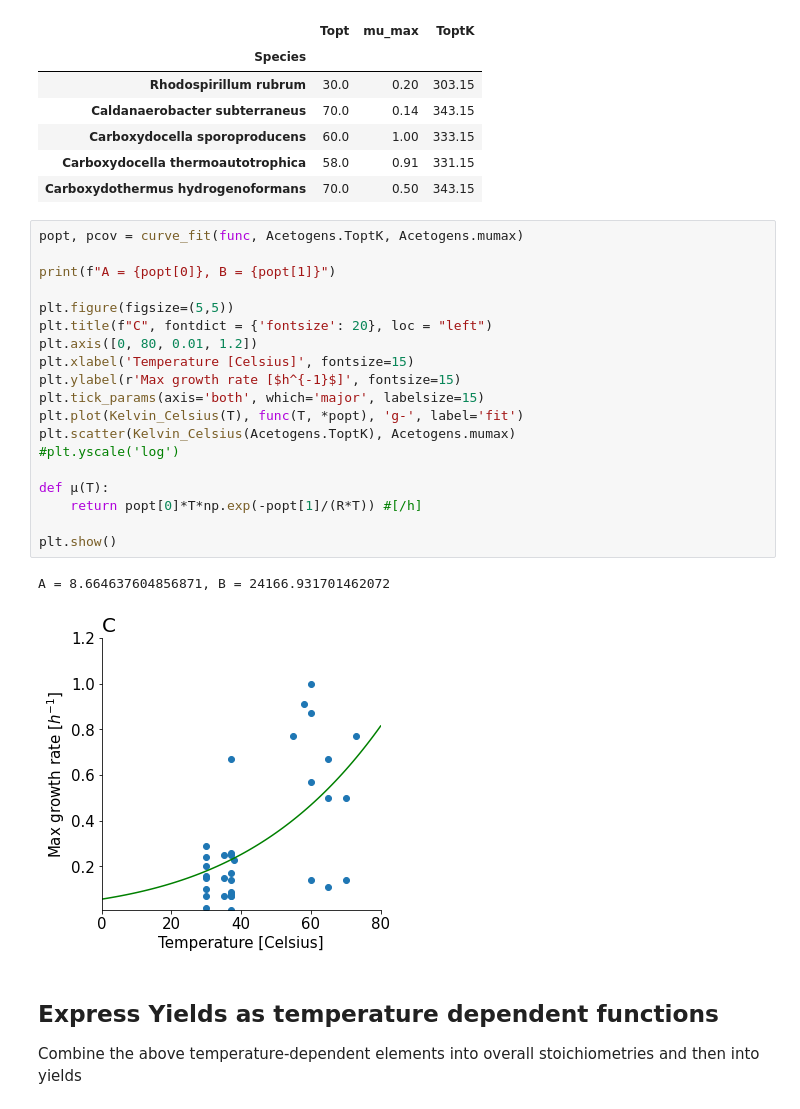
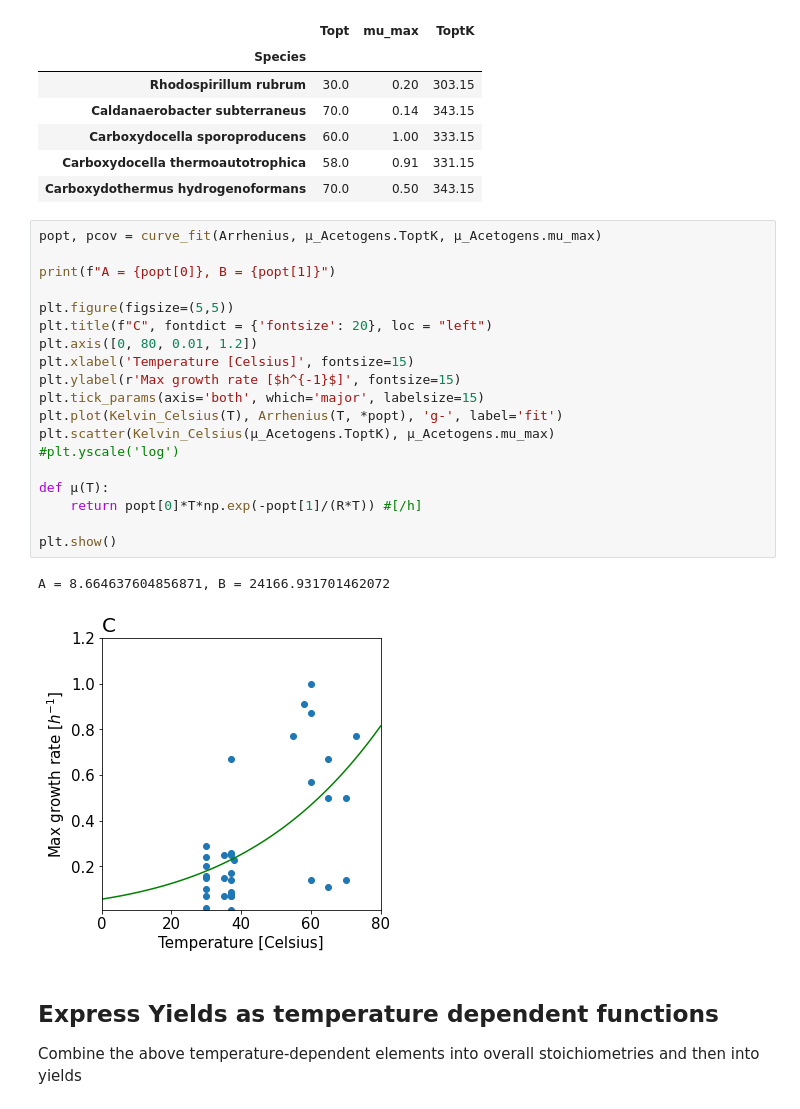
Before and after one commit to biosustain/CO2_fixation_models, a Jupyter notebook: Scripts/02_AcetogenYieldTempDependency.ipynb, the cells around one changed output. Drawn from its saved outputs; the diff is of its cells as text.

```diff
--- a/Scripts/02_AcetogenYieldTempDependency.ipynb
+++ b/Scripts/02_AcetogenYieldTempDependency.ipynb
@@ -229,27 +233,27 @@ m_GAM = 1000 [kJ/CmolX]
 | Carboxydocella thermoautotrophica | 58.0 | 0.91 | 331.15 |
 | Carboxydothermus hydrogenoformans | 70.0 | 0.50 | 343.15 |
 # %%
-popt, pcov = curve_fit(func, Acetogens.ToptK, Acetogens.mumax)
+popt, pcov = curve_fit(Arrhenius, µ_Acetogens.ToptK, µ_Acetogens.mu_max)
 
 print(f"A = {popt[0]}, B = {popt[1]}")
 
 plt.figure(figsize=(5,5))
 plt.title(f"C", fontdict = {'fontsize': 20}, loc = "left")
 plt.axis([0, 80, 0.01, 1.2])
 plt.xlabel('Temperature [Celsius]', fontsize=15)
 plt.ylabel(r'Max growth rate [$h^{-1}$]', fontsize=15)
 plt.tick_params(axis='both', which='major', labelsize=15)
-plt.plot(Kelvin_Celsius(T), func(T, *popt), 'g-', label='fit')
-plt.scatter(Kelvin_Celsius(Acetogens.ToptK), Acetogens.mumax)
+plt.plot(Kelvin_Celsius(T), Arrhenius(T, *popt), 'g-', label='fit')
+plt.scatter(Kelvin_Celsius(µ_Acetogens.ToptK), µ_Acetogens.mu_max)
 #plt.yscale('log')
 
 def µ(T):
     return popt[0]*T*np.exp(-popt[1]/(R*T)) #[/h]
 
 plt.show()
 # %% [output]
 A = 8.664637604856871, B = 24166.931701462072
-[figure, old version]
+[figure, new version]
 # %% [markdown]
 ## Express Yields as temperature dependent functions
 
```
Also changed, not shown: parts of 5 cells of this notebook.
